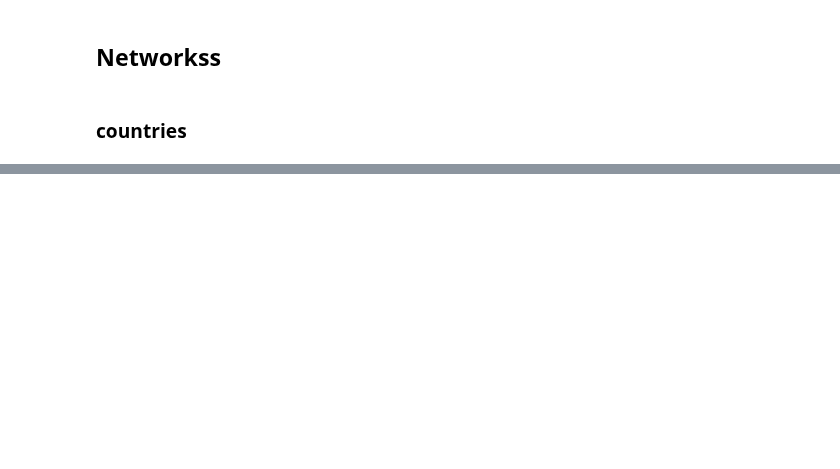
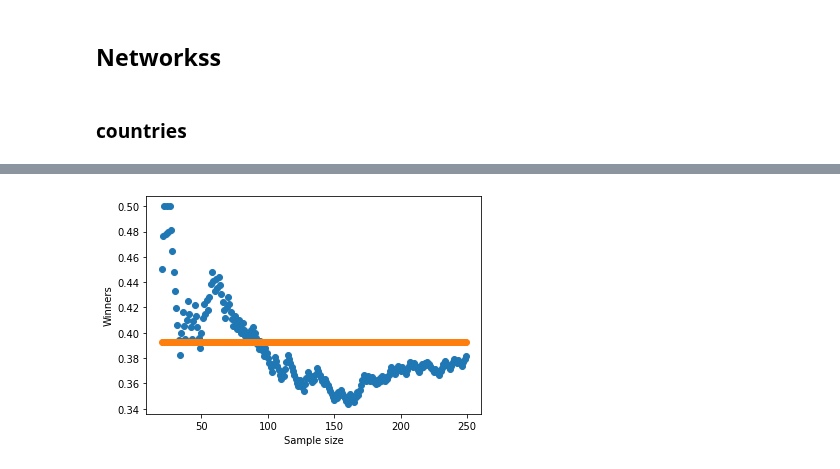
Before and after one commit to testalorenzo/crunch_net, a Jupyter notebook: ANS/ANS_all/orgorg4/Untitled.ipynb, the cells around one changed output, grey strips where cells are left out. Cells and saved outputs as stored; diff of their text form; code cells hidden in the pictures; blank space fills up the shorter version.

```diff
--- a/ANS/ANS_all/orgorg4/Untitled.ipynb
+++ b/ANS/ANS_all/orgorg4/Untitled.ipynb
@@ -597,0 +813,7 @@ plt.savefig
+# %%
+cumulate=data_size10.loc[data_size10.shape[0]-1,:]
+cumulate=pd.DataFrame(cumulate).reset_index()
+cumulate.columns=['idx', 'cum']
+#cumulate['diff']=cumulate['cum']-covariates[covariates.id.isin(cumulate.idx)].reset_index().first_money
+cumulate['cum']=cumulate.cum.apply(np.log)
+covariates['id']=covariates.id.apply(float)
@@ -597,0 +837,5 @@ plt.savefig
+# %%
+formula='cum ~ deg_min + voterank_min + average_neighbor_degree_max + eigenvector_centrality_max + clustering_org + harmonic_centrality_min + clustering_min + sector + first_money'
+# %%
+results = smf.ols(formula, data=cumulative_merge).fit()
+print(results.summary())
@@ -597,0 +860,12 @@ plt.savefig
+# %%
+predizione = cumulative_merge[['deg_min','voterank_min','average_neighbor_degree_max','eigenvector_centrality_max','clustering_org','harmonic_centrality_min',
+                               'clustering_min','sector','first_money']]
+predizione = predizione.dropna()
+predizione = results.predict(predizione)
+pred =  list(predizione)
+a = {'id' : list(predizione.index), 'pred' : pred}
+a = pd.DataFrame(a)
+classic = bonav3[['id','succ10']]
+classic = classic[classic['succ10'].notnull()]
+b = pd.merge(a, classic, how = 'inner')
+b.sort_values(by=['pred'], ascending=False)
@@ -597,0 +886,20 @@ plt.savefig
+# %%
+moves = []
+p = []
+N = len(b)
+A = int(sum(b['succ10']))
+ran = []
+for i in range(20,250):
+    t = int(sum(b[0:i]['succ10']))
+    moves.append(t/i)
+    n = i
+    p.append(hypergeom_cdf(N, A, n, t, min_value=None))
+    ran.append(A/N)
+plt.scatter(range(20,250), moves)
+plt.scatter(range(20,250), ran)
+plt.xlabel('Sample size')
+plt.ylabel('Winners')
+plt.savefig('oldnew.jpg')
+plt.show()
+# %% [output]
+[figure, added]
```
Also changed, not shown: parts of 55 cells of this notebook.
